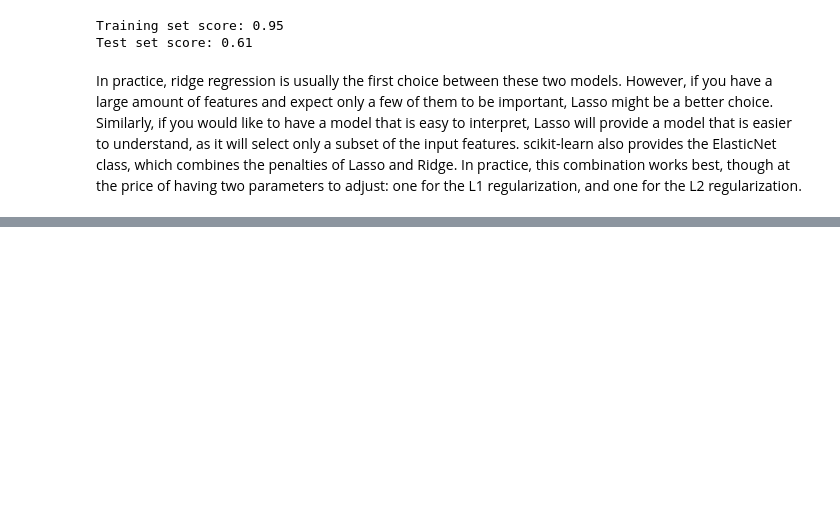
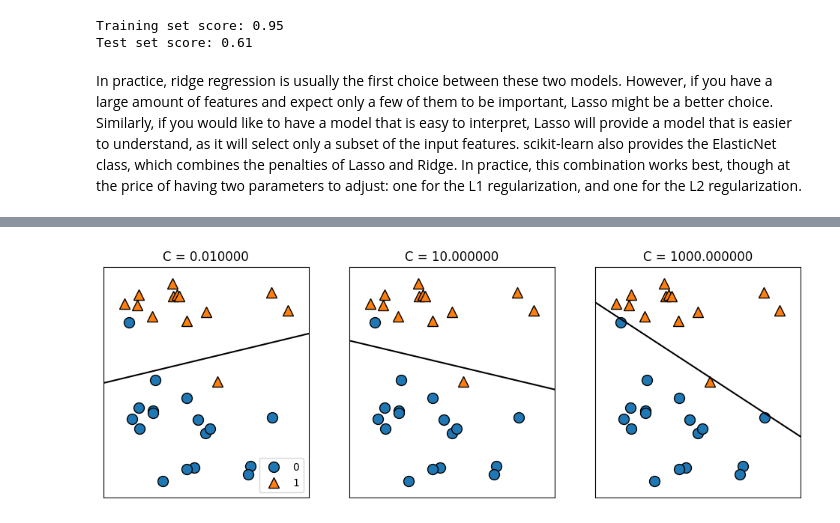
Before and after one commit to thamidu02/ML-With-python, a Jupyter notebook: Supervised MAchine Learning Algorithms/Linear Models.ipynb, the cells around one changed output, grey strips where cells are left out. Saved outputs shown, nothing was run; the diff lists cells and outputs as text; code cells hidden in the pictures; blank space fills up the shorter version.

```diff
--- a/Supervised MAchine Learning Algorithms/Linear Models.ipynb
+++ b/Supervised MAchine Learning Algorithms/Linear Models.ipynb
@@ -185,0 +229,4 @@ In practice, ridge regression is usually the first choice between these two mode
+# %%
+mglearn.plots.plot_linear_svc_regularization()
+# %% [output]
+[figure, added]
```
Also changed, not shown: parts of 17 cells of this notebook.
